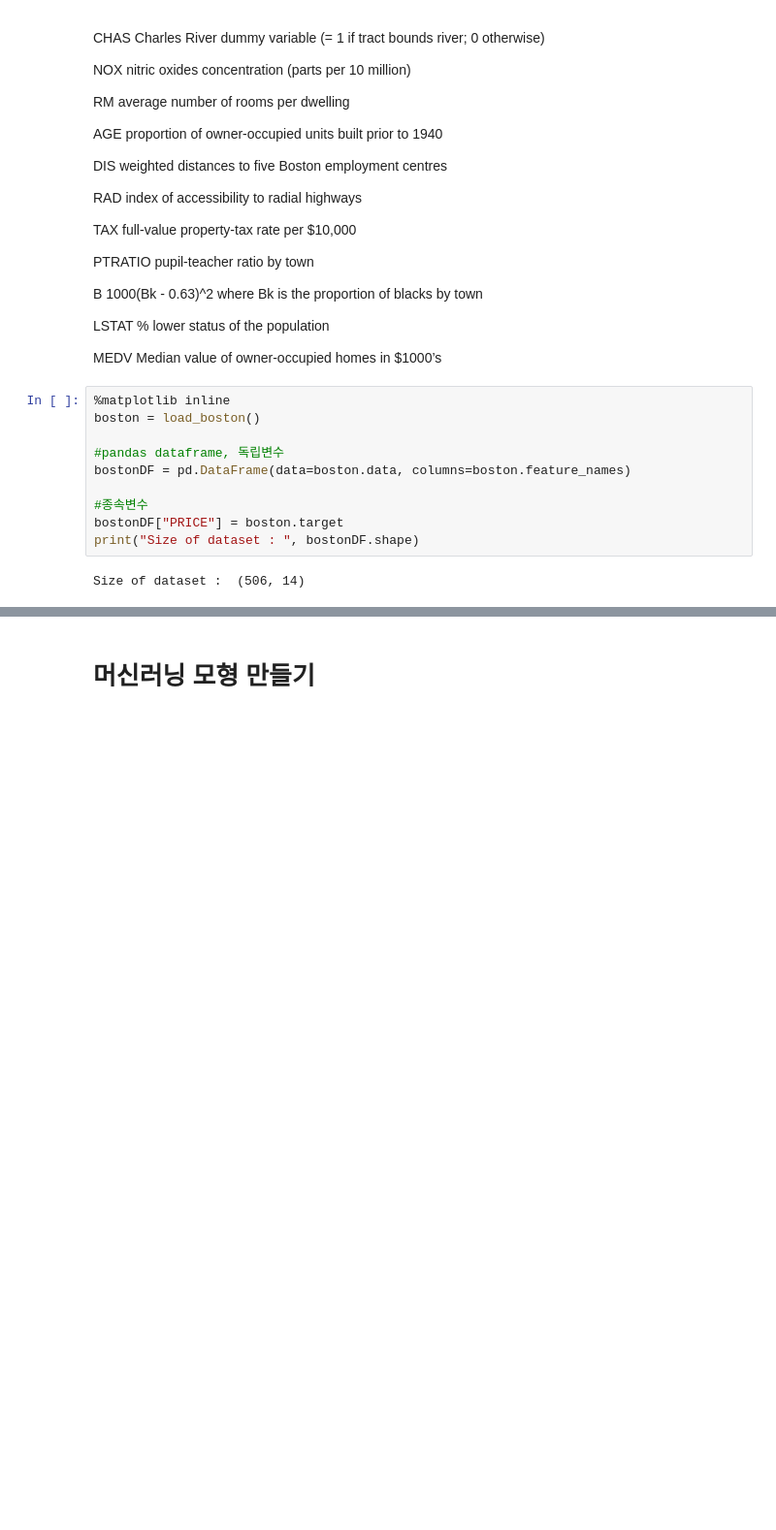
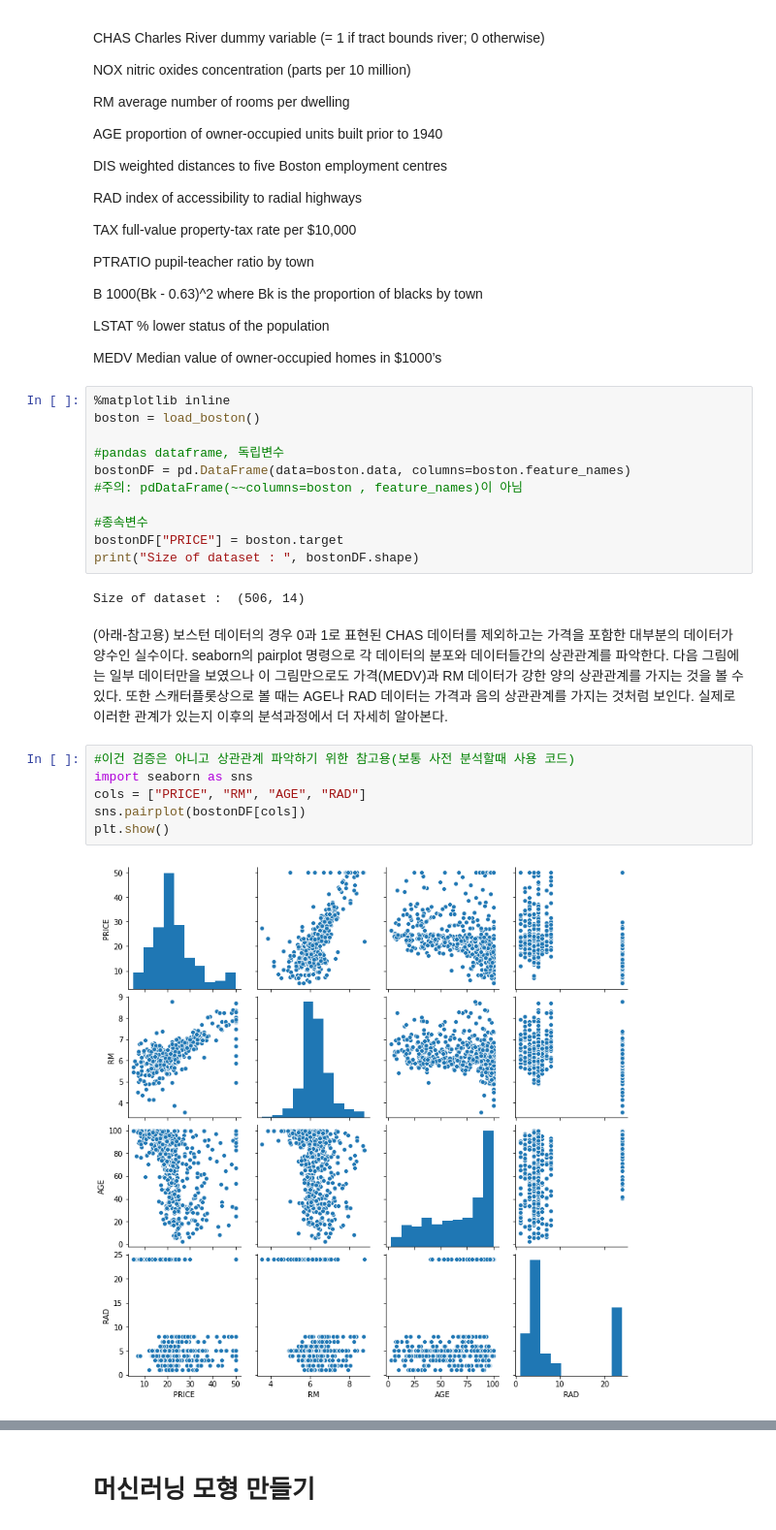
Before and after one commit to dwtkse33/ml_GoogleColab, a Jupyter notebook: 교차검증.ipynb, the cells around one changed output, grey strips where cells are left out. Shown at 97% size. Cells and saved outputs as stored; diff of their text form; blank space fills up the shorter version.

```diff
--- a/교차검증.ipynb
+++ b/교차검증.ipynb
@@ -70,9 +73,20 @@ boston = load_boston()
 
 #pandas dataframe, 독립변수
 bostonDF = pd.DataFrame(data=boston.data, columns=boston.feature_names)
+#주의: pdDataFrame(~~columns=boston , feature_names)이 아님
 
 #종속변수
 bostonDF["PRICE"] = boston.target
 print("Size of dataset : ", bostonDF.shape)
 # %% [output]
 Size of dataset :  (506, 14)
+# %% [markdown]
+(아래-참고용) 보스턴 데이터의 경우 0과 1로 표현된 CHAS 데이터를 제외하고는 가격을 포함한 대부분의 데이터가 양수인 실수이다. seaborn의 pairplot 명령으로 각 데이터의 분포와 데이터들간의 상관관계를 파악한다. 다음 그림에는 일부 데이터만을 보였으나 이 그림만으로도 가격(MEDV)과 RM 데이터가 강한 양의 상관관계를 가지는 것을 볼 수 있다. 또한 스캐터플롯상으로 볼 때는 AGE나 RAD 데이터는 가격과 음의 상관관계를 가지는 것처럼 보인다. 실제로 이러한 관계가 있는지 이후의 분석과정에서 더 자세히 알아본다.
+# %%
+#이건 검증은 아니고 상관관계 파악하기 위한 참고용(보통 사전 분석할때 사용 코드)
+import seaborn as sns
+cols = ["PRICE", "RM", "AGE", "RAD"]
+sns.pairplot(bostonDF[cols])
+plt.show()
+# %% [output]
+[figure, added]
```
Also changed, not shown: parts of 4 cells of this notebook.
